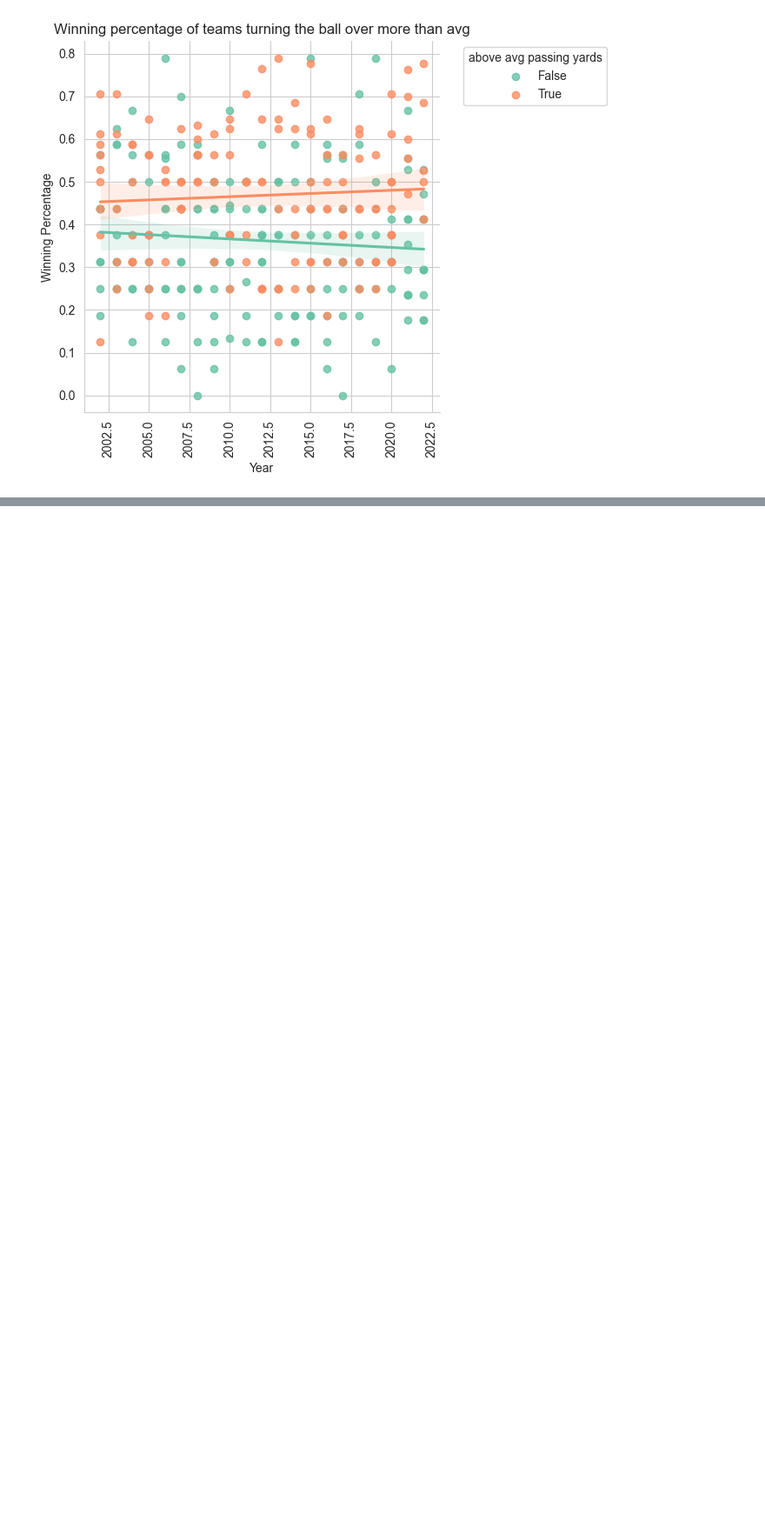
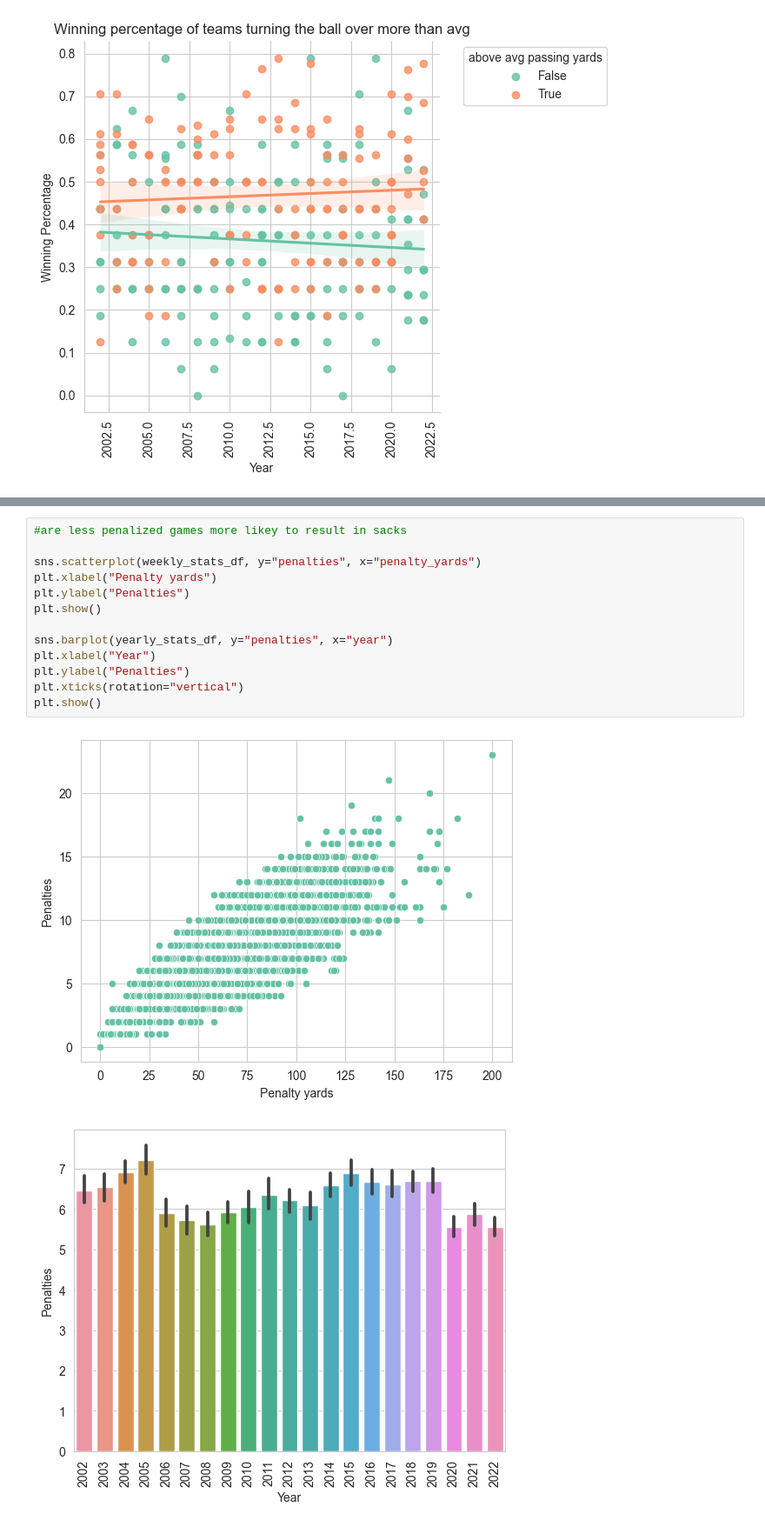
Before and after one commit to Griffmatt/kaggle, a Jupyter notebook: teamStats.ipynb, the cells around one changed output, grey strips where cells are left out. Shown at 87% size. Cells and saved outputs as stored; diff of their text form; blank space fills up the shorter version.

```diff
--- a/teamStats.ipynb
+++ b/teamStats.ipynb
@@ -243,0 +252,16 @@ plt.show()
+# %%
+#are less penalized games more likey to result in sacks
+
+sns.scatterplot(weekly_stats_df, y="penalties", x="penalty_yards")
+plt.xlabel("Penalty yards")
+plt.ylabel("Penalties")
+plt.show()
+
+sns.barplot(yearly_stats_df, y="penalties", x="year")
+plt.xlabel("Year")
+plt.ylabel("Penalties")
+plt.xticks(rotation="vertical")
+plt.show()
+# %% [output]
+[figure, added]
+[figure, added]
```
Also changed, not shown: parts of 10 cells of this notebook.
